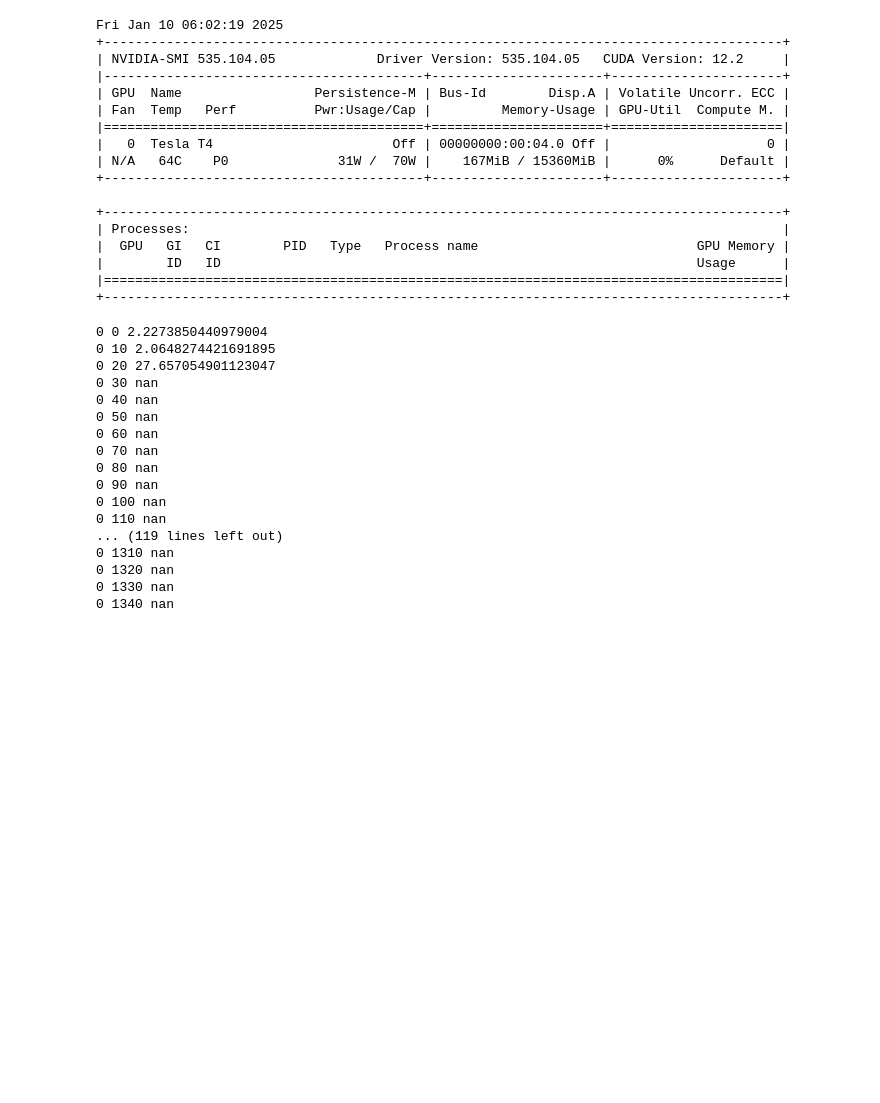
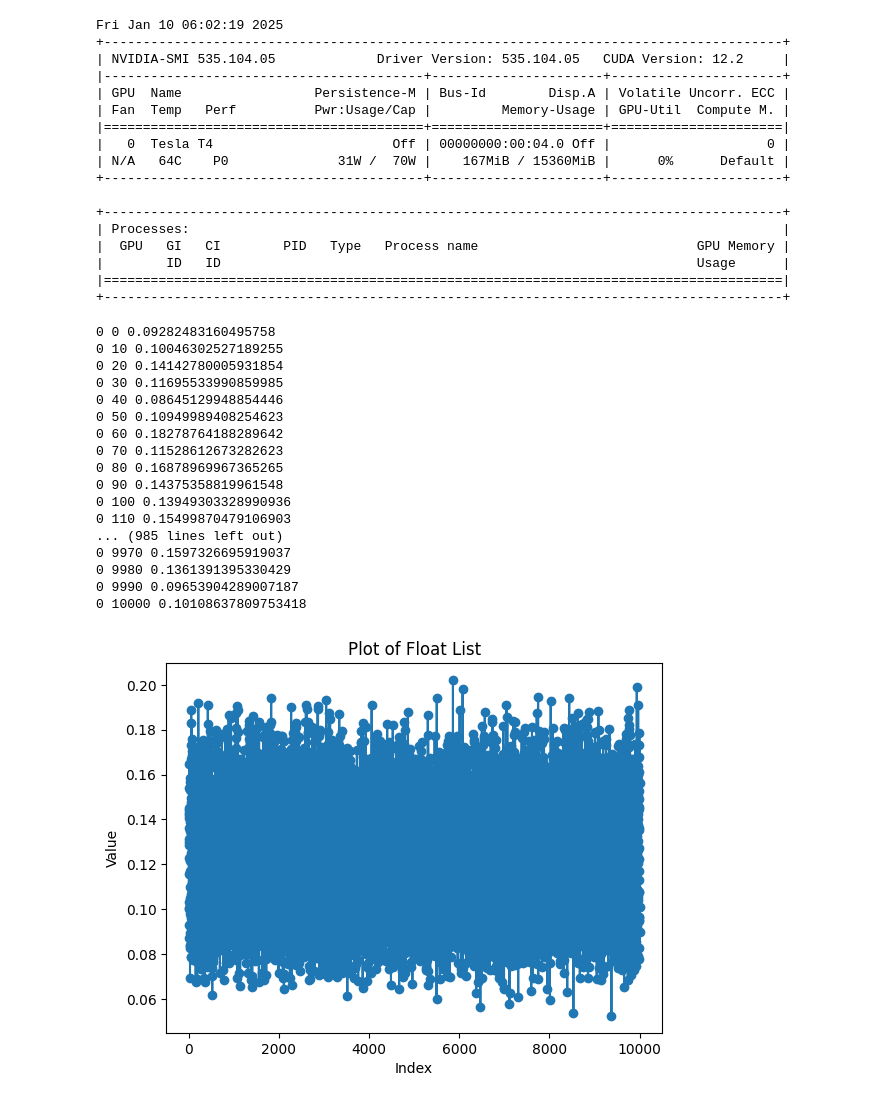
Before and after one commit to smilearc1999/CBDNet-pytorch, a Jupyter notebook: examples/notebooks/MoCoCIFAR10.ipynb, the cells around one changed output. Saved outputs shown, nothing was run; the diff lists cells and outputs as text; code cells hidden in the pictures; blank space fills up the shorter version.

```diff
--- a/examples/notebooks/MoCoCIFAR10.ipynb
+++ b/examples/notebooks/MoCoCIFAR10.ipynb
@@ -697,9 +697,9 @@ net = Net().to("cuda")
 params = list(net.parameters())
 flat_params = torch.cat([param.view(-1) for param in params])
 train_loss =[]
-ep = 0.01
+ep = 0.0001
 # ep = 0.00002
-a = 0.1
+a = 0.0001
 # a = 0.008
 v_mean, v_std = 0, 1
 # 对数据集迭代
@@ -721,8 +721,8 @@ for epoch in range(1):
       out = net(x)
       y_onehot = one_hot(y).to("cuda")
       # loss=mse(out, y_onehot) 计算loss数值
-      # loss = F.mse_loss(out, y_onehot)
-      loss = criterion(out, y_onehot)
+      loss = F.mse_loss(out, y_onehot)
+      # loss = criterion(out, y_onehot)
       # 将梯度置零操作
       # optimizer.zero_grad()
       # 反向传播
@@ -759,20 +759,41 @@ for epoch in range(1):
 # pred = out.argmax(dim=1)
 # plot_image(x, pred, 'test')
 # %% [output]
-0 0 2.2273850440979004
-0 10 2.0648274421691895
-0 20 27.657054901123047
-0 30 nan
-0 40 nan
-0 50 nan
-0 60 nan
-0 70 nan
-0 80 nan
-0 90 nan
-0 100 nan
-0 110 nan
-... (119 lines left out)
-0 1310 nan
-0 1320 nan
-0 1330 nan
-0 1340 nan
+0 0 0.09282483160495758
+0 10 0.10046302527189255
+0 20 0.14142780005931854
+0 30 0.11695533990859985
+0 40 0.08645129948854446
+0 50 0.10949989408254623
+0 60 0.18278764188289642
+0 70 0.11528612673282623
+0 80 0.16878969967365265
+0 90 0.14375358819961548
+0 100 0.13949303328990936
+0 110 0.15499870479106903
+... (985 lines left out)
+0 9970 0.1597326695919037
+0 9980 0.1361391395330429
+0 9990 0.09653904289007187
+0 10000 0.10108637809753418
+# %%
+import copy
+train_loss4 = copy.deepcopy(train_loss)
+# 获取索引
+indices = list(range(len(train_loss)))
+
+# 绘制数据
+# for i in range(len(loss_lists)):
+plt.plot(indices, train_loss, marker='o')
+
+# 添加标题和标签
+plt.title('Plot of Float List')
+# plt.ylim(0, 0.6)
+plt.xlabel('Index')
+plt.ylabel('Value')
+
+# 显示图形
+plt.show()
+# MSE Gau
+# %% [output]
+[figure, added]
```
Also changed, not shown: parts of 1 cell of this notebook.
